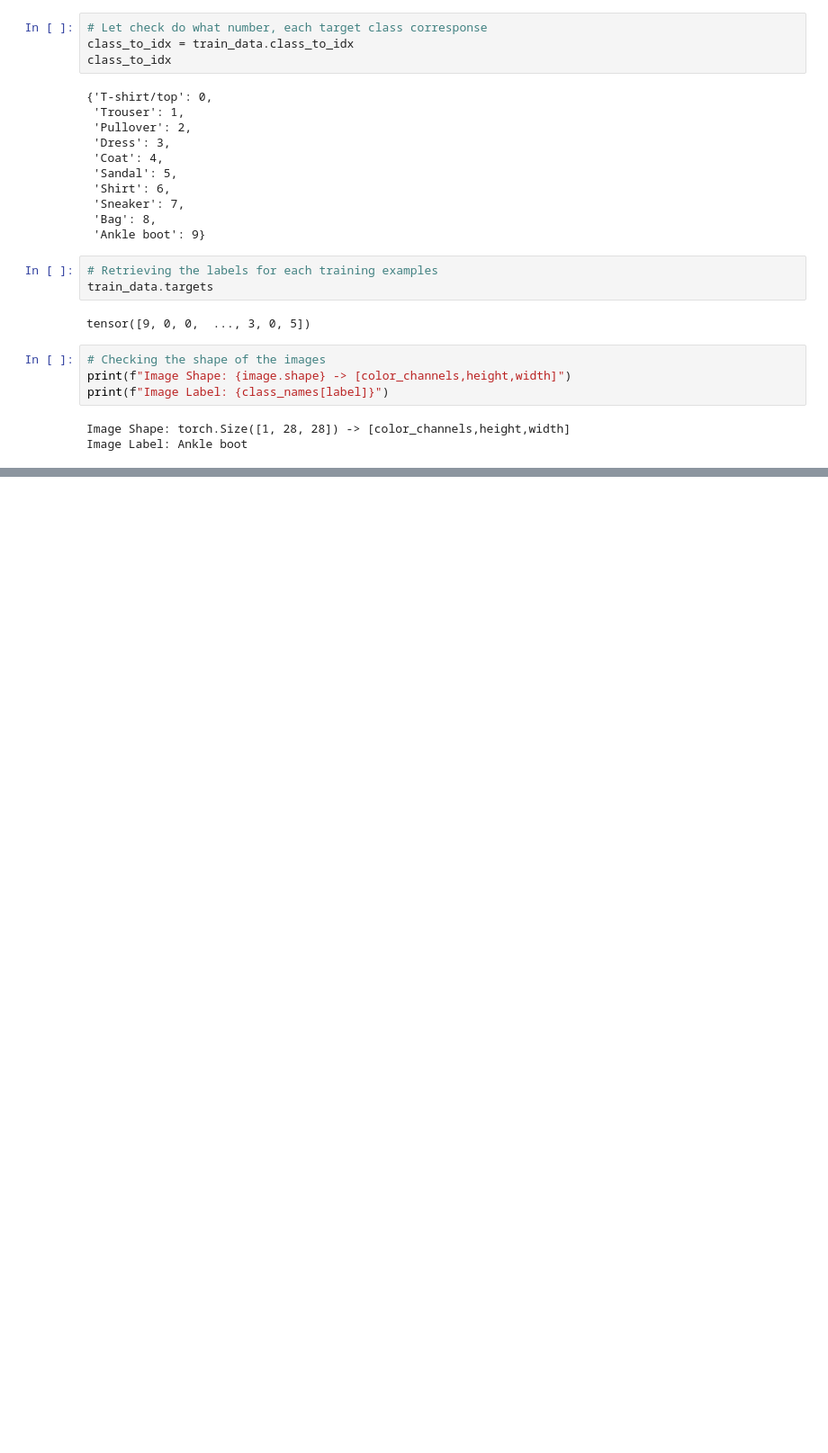
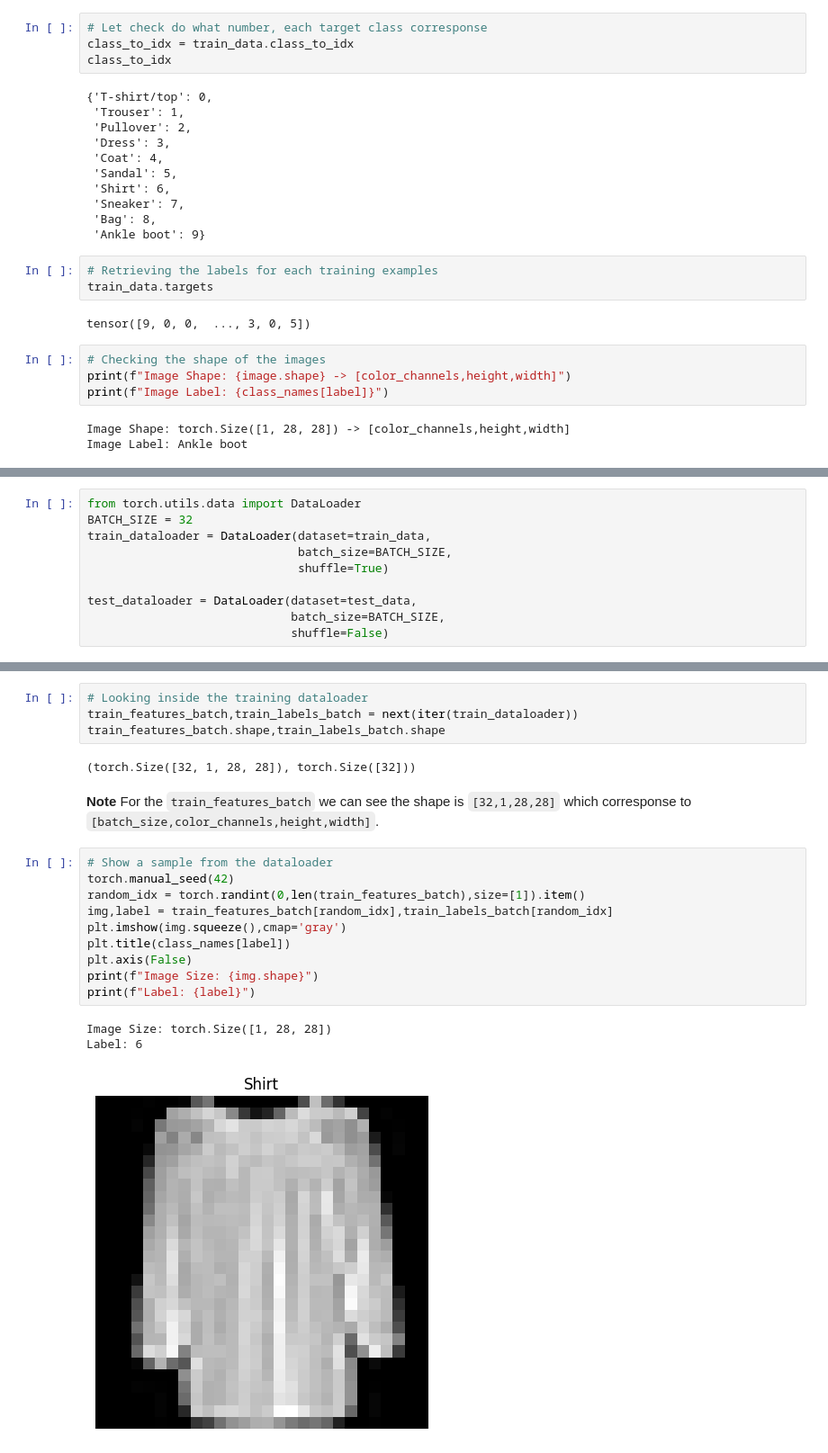
Before and after one commit to LaurentSeguin/Learning_ML, a Jupyter notebook: Basics_Of_Computer_Vision_With_Pytorch.ipynb, the cells around one changed output, grey strips where cells are left out. Shown: that part at 90% size. Cells and saved outputs as stored; diff of their text form; blank space fills up the shorter version.

```diff
--- a/Basics_Of_Computer_Vision_With_Pytorch.ipynb
+++ b/Basics_Of_Computer_Vision_With_Pytorch.ipynb
@@ -127,0 +181,10 @@ Image Label: Ankle boot
+# %%
+from torch.utils.data import DataLoader
+BATCH_SIZE = 32
+train_dataloader = DataLoader(dataset=train_data,
+                              batch_size=BATCH_SIZE,
+                              shuffle=True)
+
+test_dataloader = DataLoader(dataset=test_data,
+                             batch_size=BATCH_SIZE,
+                             shuffle=False)
@@ -127,0 +200,22 @@ Image Label: Ankle boot
+# %%
+# Looking inside the training dataloader
+train_features_batch,train_labels_batch = next(iter(train_dataloader))
+train_features_batch.shape,train_labels_batch.shape
+# %% [output]
+(torch.Size([32, 1, 28, 28]), torch.Size([32]))
+# %% [markdown]
+**Note** For the `train_features_batch` we can see the shape is `[32,1,28,28]` which corresponse to `[batch_size,color_channels,height,width]`.
+# %%
+# Show a sample from the dataloader
+torch.manual_seed(42)
+random_idx = torch.randint(0,len(train_features_batch),size=[1]).item()
+img,label = train_features_batch[random_idx],train_labels_batch[random_idx]
+plt.imshow(img.squeeze(),cmap='gray')
+plt.title(class_names[label])
+plt.axis(False)
+print(f"Image Size: {img.shape}")
+print(f"Label: {label}")
+# %% [output]
+Image Size: torch.Size([1, 28, 28])
+Label: 6
+[figure, added]
```
Also changed, not shown: parts of 18 cells of this notebook.
